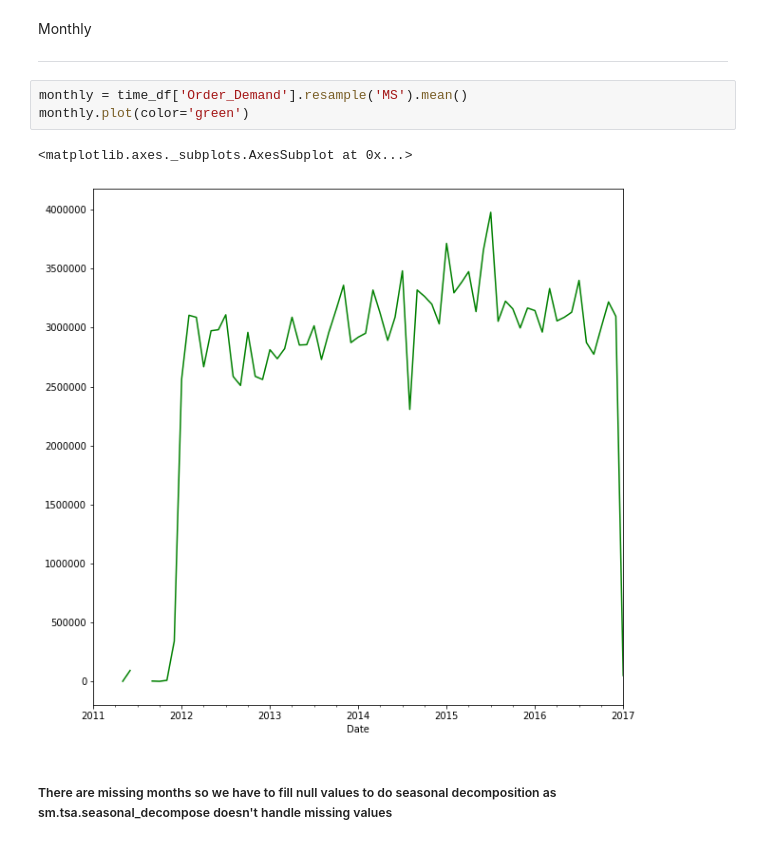
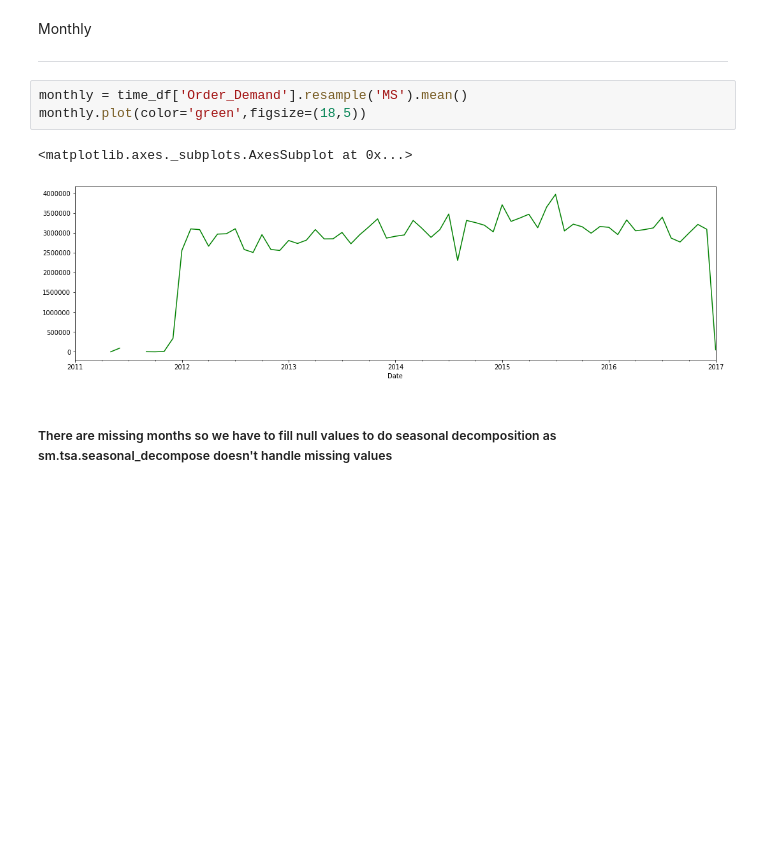
Before and after one commit to pramil-paudel/EECS-731_HW_5, a Jupyter notebook: notebooks/1.0-wwp.ipynb, the cells around one changed output. Drawn from its saved outputs; the diff is of its cells as text; blank space fills up the shorter version.

```diff
--- a/notebooks/1.0-wwp.ipynb
+++ b/notebooks/1.0-wwp.ipynb
@@ -541,10 +542,10 @@ Monthly
 *****
 # %%
 monthly = time_df['Order_Demand'].resample('MS').mean()
-monthly.plot(color='green')
+monthly.plot(color='green',figsize=(18,5))
 # %% [output]
 <matplotlib.axes._subplots.AxesSubplot at 0x...>
-[figure, old version]
+[figure, new version]
 # %% [markdown]
 ##### There are missing months so we have to fill null values to do seasonal decomposition as sm.tsa.seasonal_decompose doesn't handle missing values
 # %%
```
Also changed, not shown: parts of 9 cells of this notebook.
